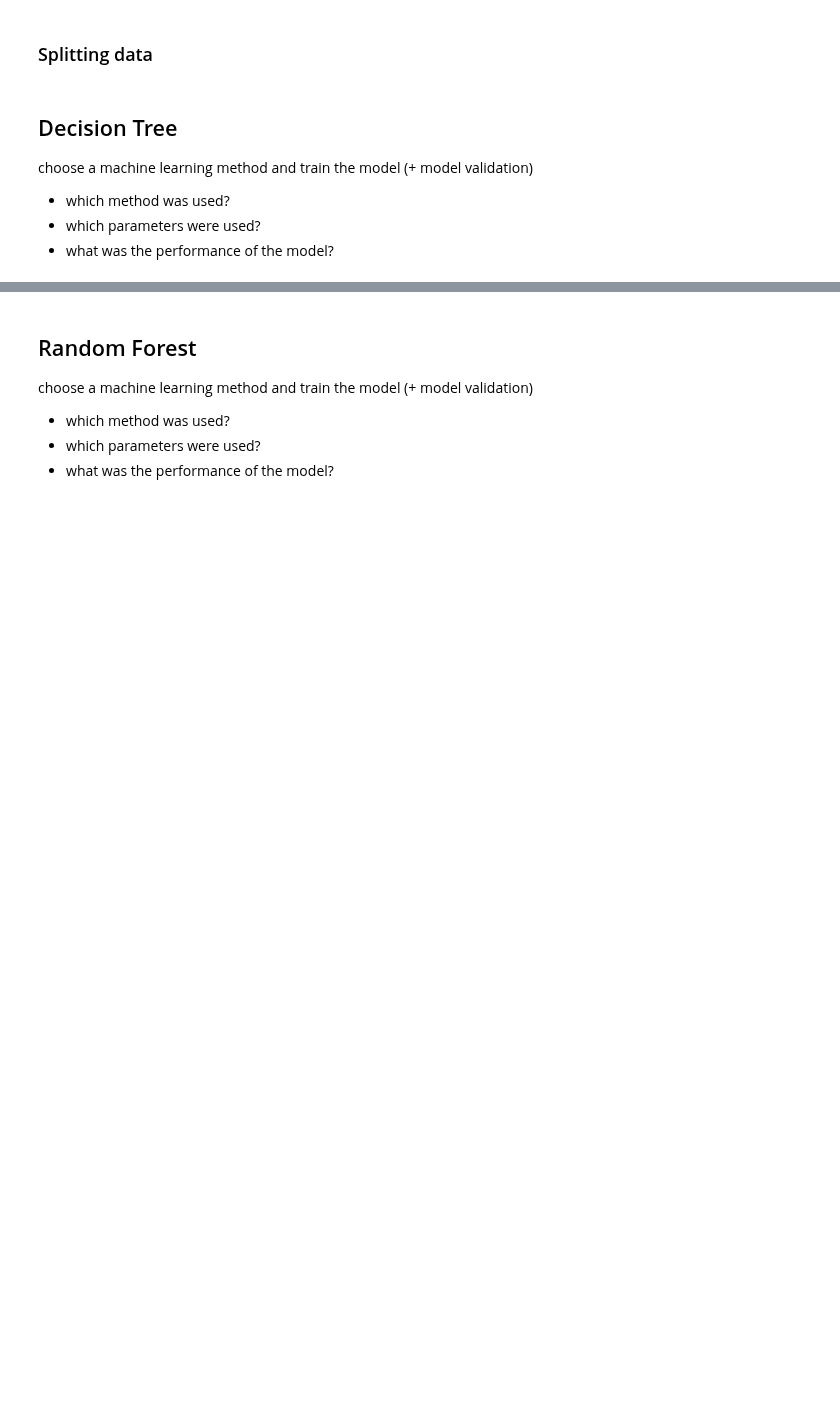
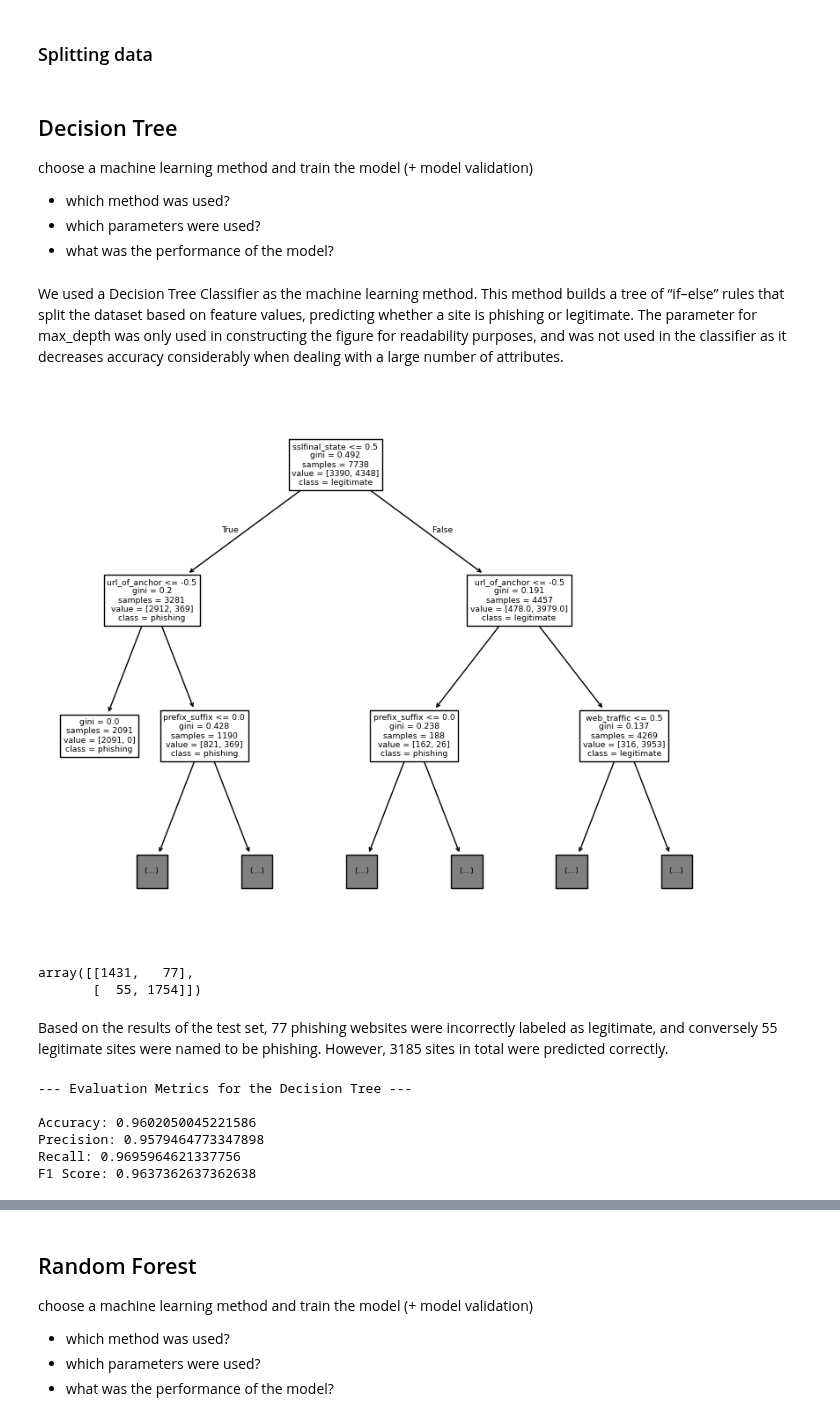
Before and after one commit to Itz-Ezu/DKKO_group6, a Jupyter notebook: dtrees_rforests/DTree_RForest.ipynb, the cells around one changed output, grey strips where cells are left out. Saved outputs shown, nothing was run; the diff lists cells and outputs as text; code cells hidden in the pictures; blank space fills up the shorter version.

Commit message:
Decision tree osio tehty: sisältää mallin, kuvan päätöspuusta, testauksen ja sen tuloksien laskemisen, sekä ohjeistukset manuaaliseen päätöksentekoon

```diff
--- a/dtrees_rforests/DTree_RForest.ipynb
+++ b/dtrees_rforests/DTree_RForest.ipynb
@@ -158,7 +158,8 @@ data preprocessing
 from sklearn.model_selection import train_test_split
 
 # 70% of the data will be used for training, 30% for testing
-X_train, X_test, y_train, y_test = train_test_split(X, y, test_size = 0.3, random_state = 123)
+randomstate = 123
+X_train, X_test, y_train, y_test = train_test_split(X, y, test_size = 0.3, random_state = randomstate)
 # %% [markdown]
 ## Decision Tree
 
@@ -166,3 +167,45 @@ choose a machine learning method and train the model (+ model validation)
 - which method was used?
 - which parameters were used?
 - what was the performance of the model?
+# %% [markdown]
+We used a Decision Tree Classifier as the machine learning method. This method builds a tree of “if–else” rules that split the dataset based on feature values, predicting whether a site is phishing or legitimate. The parameter for max_depth was only used in constructing the figure for readability purposes, and was not used in the classifier as it decreases accuracy considerably when dealing with a large number of attributes.
+# %%
+import matplotlib.pyplot as plt
+from sklearn.tree import DecisionTreeClassifier, plot_tree
+
+# build the classifier
+model = DecisionTreeClassifier(random_state = randomstate)
+model.fit(X_train, y_train)
+
+# create the decision tree figure
+fig = plt.figure(figsize = (10, 8))
+plot_tree(model, max_depth = 2, feature_names = X.keys(), class_names = ['phishing', 'legitimate'])
+plt.show()
+# %% [output]
+[figure, added]
+# %%
+from sklearn.metrics import confusion_matrix
+
+preds = model.predict(X_test) # predicting with the decision tree using the test set
+confusion_matrix(y_test, preds) # printing a confusion matrix of the results
+# %% [output]
+array([[1431,   77],
+       [  55, 1754]])
+# %% [markdown]
+Based on the results of the test set, 77 phishing websites were incorrectly labeled as legitimate, and conversely 55 legitimate sites were named to be phishing. However, 3185 sites in total were predicted correctly.
+# %%
+from sklearn.metrics import accuracy_score, precision_score, recall_score, f1_score
+
+# print evaluation metrics
+print("\n--- Evaluation Metrics for the Decision Tree ---\n")
+print("Accuracy:", accuracy_score(y_test, preds))
+print("Precision:", precision_score(y_test, preds))
+print("Recall:", recall_score(y_test, preds))
+print("F1 Score:", f1_score(y_test, preds))
+# %% [output]
+--- Evaluation Metrics for the Decision Tree ---
+
+Accuracy: 0.9602050045221586
+Precision: 0.9579464773347898
+Recall: 0.9695964621337756
+F1 Score: 0.9637362637362638
```
Also changed, not shown: parts of 2 cells of this notebook.
